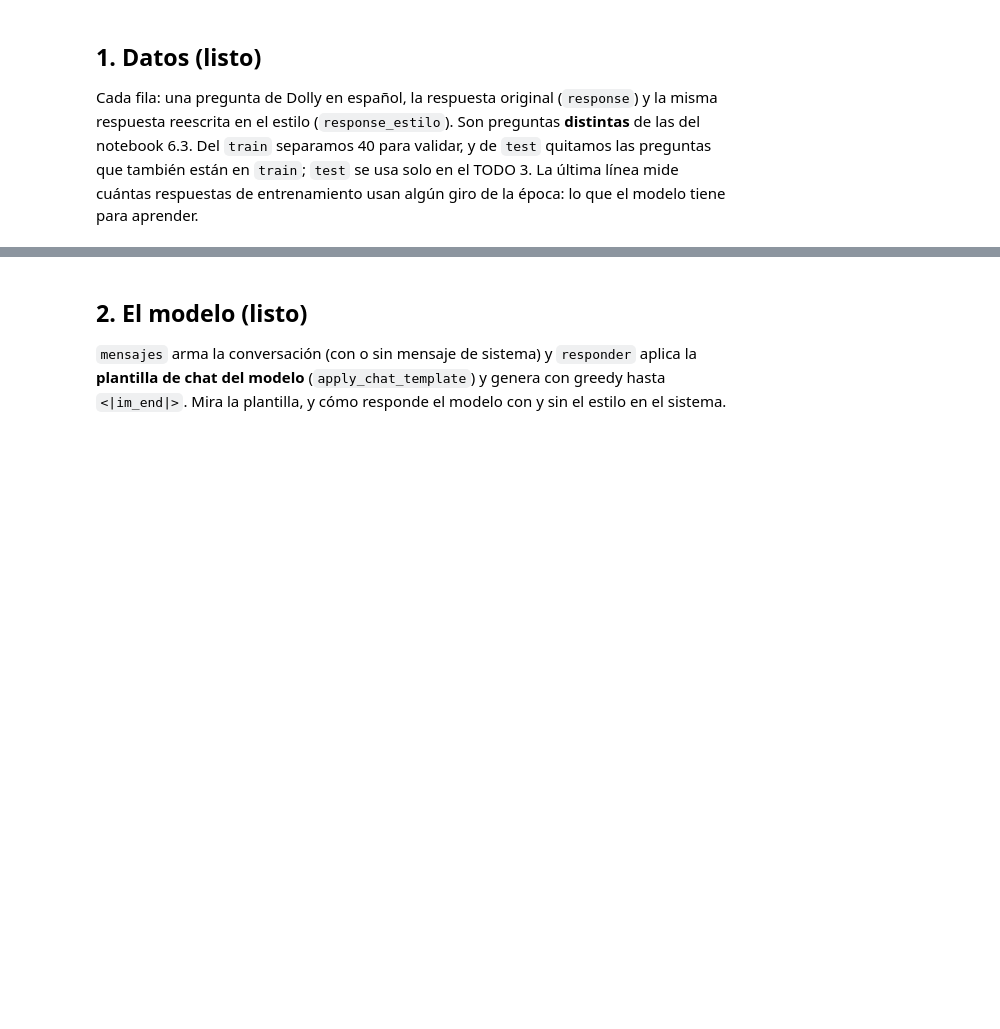
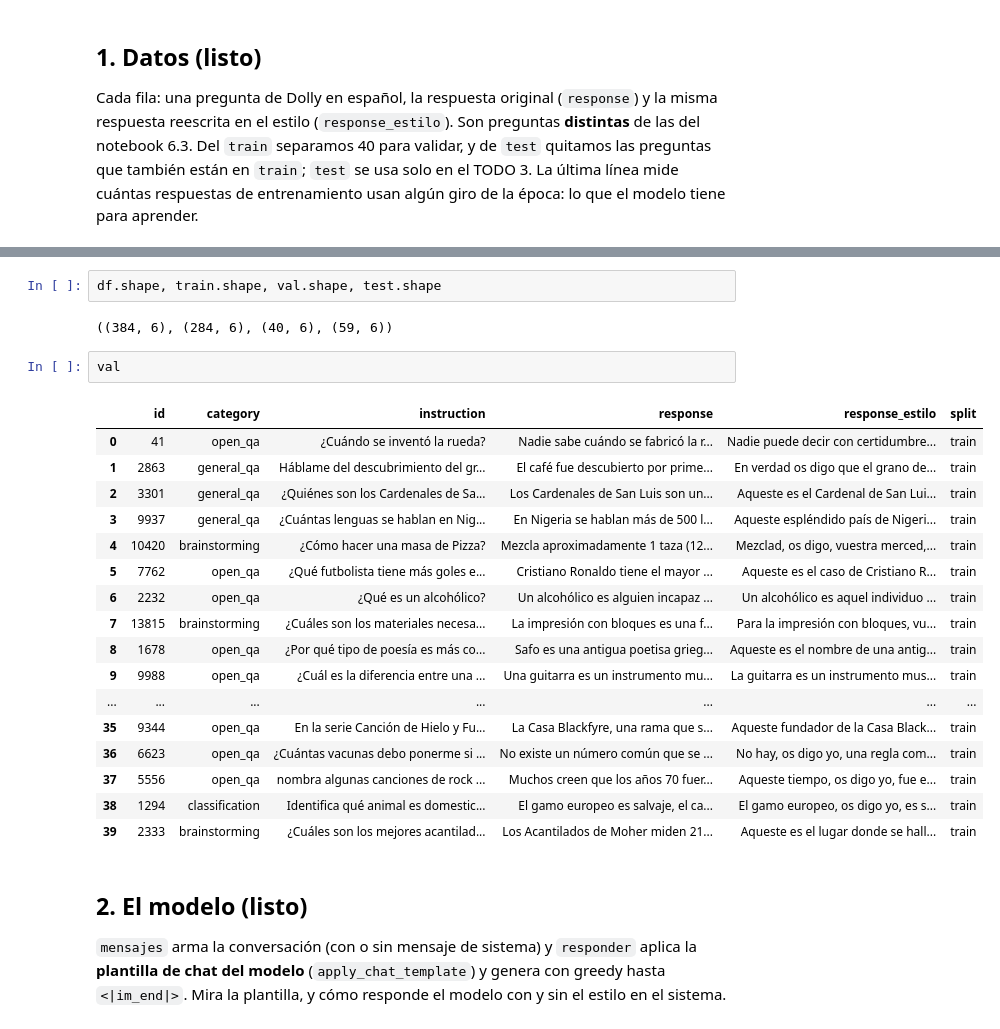
Before and after one commit to andres22feli/si7011-AgudeloOrtega-GarnicaBohorquez, a Jupyter notebook: evento3/sesion_06_6_integrador_estilo_llm.ipynb, the cells around one changed output, grey strips where cells are left out. Saved outputs shown, nothing was run; the diff lists cells and outputs as text; blank space fills up the shorter version.

```diff
--- a/evento3/sesion_06_6_integrador_estilo_llm.ipynb
+++ b/evento3/sesion_06_6_integrador_estilo_llm.ipynb
@@ -102,3 +115,27 @@ print('\n▶', e.instruction, '\n  Dolly:  ', e.response, '\n  estilo: ', e.resp
+# %%
+df.shape, train.shape, val.shape, test.shape
+# %% [output]
+((384, 6), (284, 6), (40, 6), (59, 6))
+# %%
+val
+# %% [output]
+|  | id | category | instruction | response | response_estilo | split |
+| 0 | 41 | open_qa | ¿Cuándo se inventó la rueda? | Nadie sabe cuándo se fabricó la r... | Nadie puede decir con certidumbre... | train |
+| 1 | 2863 | general_qa | Háblame del descubrimiento del gr... | El café fue descubierto por prime... | En verdad os digo que el grano de... | train |
+| 2 | 3301 | general_qa | ¿Quiénes son los Cardenales de Sa... | Los Cardenales de San Luis son un... | Aqueste es el Cardenal de San Lui... | train |
+| 3 | 9937 | general_qa | ¿Cuántas lenguas se hablan en Nig... | En Nigeria se hablan más de 500 l... | Aqueste espléndido país de Nigeri... | train |
+| 4 | 10420 | brainstorming | ¿Cómo hacer una masa de Pizza? | Mezcla aproximadamente 1 taza (12... | Mezclad, os digo, vuestra merced,... | train |
+| 5 | 7762 | open_qa | ¿Qué futbolista tiene más goles e... | Cristiano Ronaldo tiene el mayor ... | Aqueste es el caso de Cristiano R... | train |
+| 6 | 2232 | open_qa | ¿Qué es un alcohólico? | Un alcohólico es alguien incapaz ... | Un alcohólico es aquel individuo ... | train |
+| 7 | 13815 | brainstorming | ¿Cuáles son los materiales necesa... | La impresión con bloques es una f... | Para la impresión con bloques, vu... | train |
+| 8 | 1678 | open_qa | ¿Por qué tipo de poesía es más co... | Safo es una antigua poetisa grieg... | Aqueste es el nombre de una antig... | train |
+| 9 | 9988 | open_qa | ¿Cuál es la diferencia entre una ... | Una guitarra es un instrumento mu... | La guitarra es un instrumento mus... | train |
+| ... | ... | ... | ... | ... | ... | ... |
+| 35 | 9344 | open_qa | En la serie Canción de Hielo y Fu... | La Casa Blackfyre, una rama que s... | Aqueste fundador de la Casa Black... | train |
+| 36 | 6623 | open_qa | ¿Cuántas vacunas debo ponerme si ... | No existe un número común que se ... | No hay, os digo yo, una regla com... | train |
+| 37 | 5556 | open_qa | nombra algunas canciones de rock ... | Muchos creen que los años 70 fuer... | Aqueste tiempo, os digo yo, fue e... | train |
+| 38 | 1294 | classification | Identifica qué animal es domestic... | El gamo europeo es salvaje, el ca... | El gamo europeo, os digo yo, es s... | train |
+| 39 | 2333 | brainstorming | ¿Cuáles son los mejores acantilad... | Los Acantilados de Moher miden 21... | Aqueste es el lugar donde se hall... | train |
 # %% [markdown]
 ## 2. El modelo (listo)
 `mensajes` arma la conversación (con o sin mensaje de sistema) y `responder` aplica la **plantilla de chat del modelo** (`apply_chat_template`) y genera con greedy hasta `<|im_end|>`. Mira la plantilla, y cómo responde el modelo con y sin el estilo en el sistema.
```
Also changed, not shown: parts of 3 cells of this notebook.
